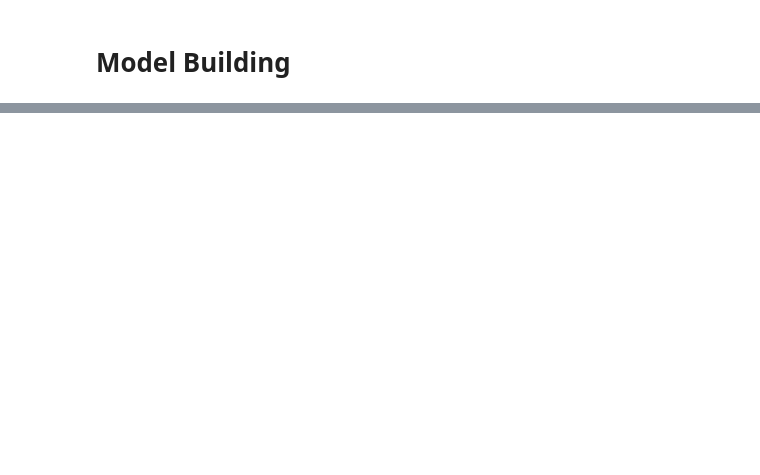
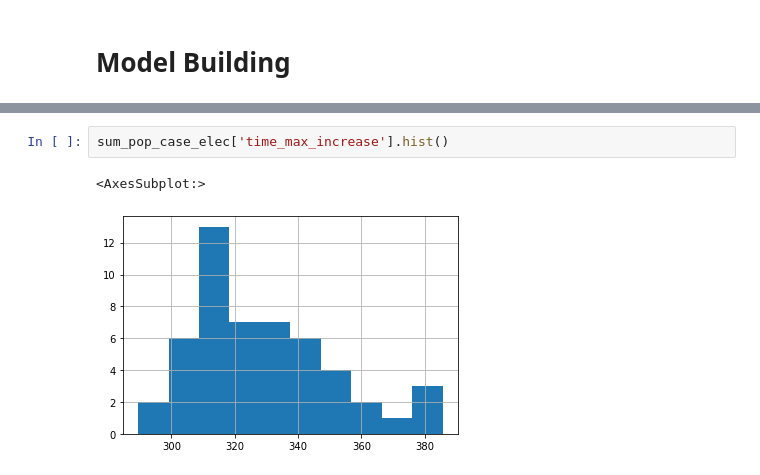
Before and after one commit to thudsonbu/ds-project-1, a Jupyter notebook: project-1.ipynb, the cells around one changed output, grey strips where cells are left out. Drawn from its saved outputs; the diff is of its cells as text; blank space fills up the shorter version.

```diff
--- a/project-1.ipynb
+++ b/project-1.ipynb
@@ -381,0 +397,5 @@ In the next section we will test if these are indeed significant predictors of c
+# %%
+sum_pop_case_elec['time_max_increase'].hist()
+# %% [output]
+<AxesSubplot:>
+[figure, added]
```
Also changed, not shown: parts of 12 cells of this notebook.
